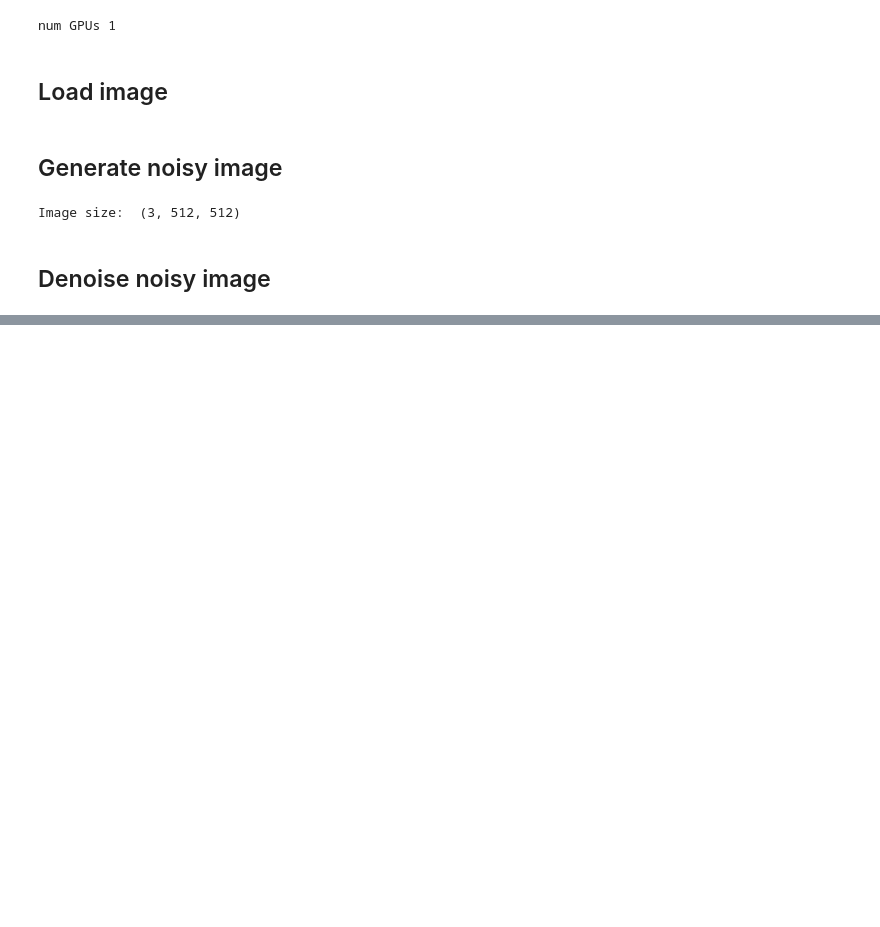
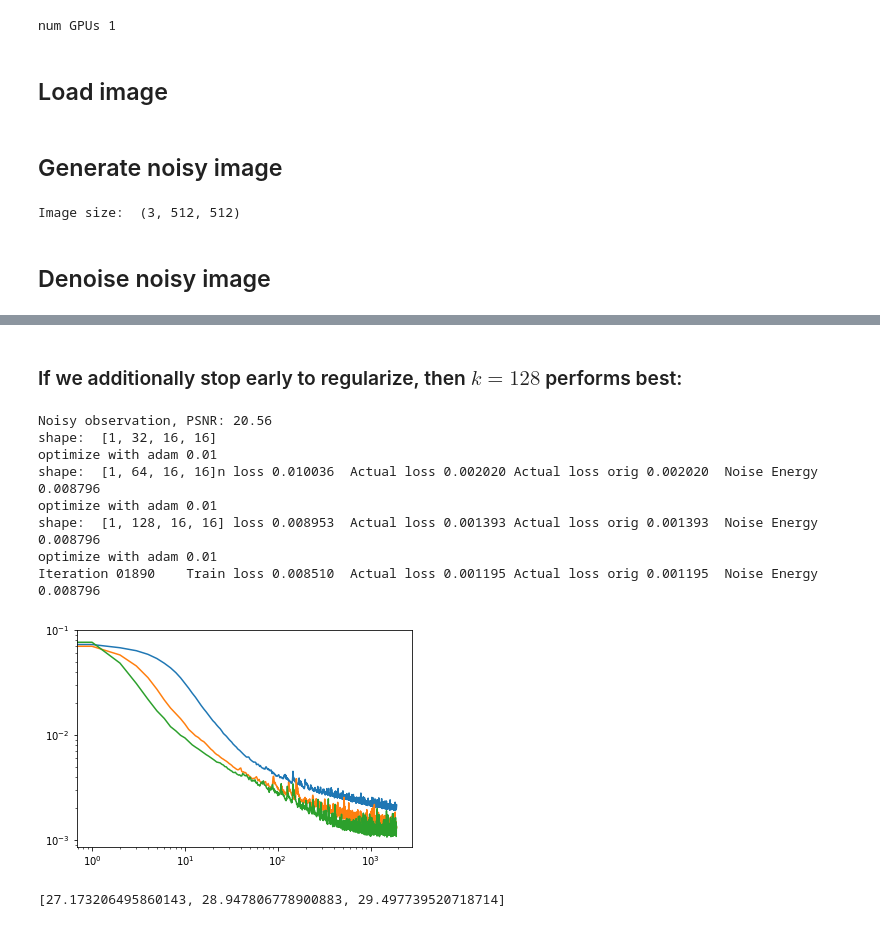
Before and after one commit to reinhardh/supplement_deep_decoder, a Jupyter notebook: denoising.ipynb, the cells around one changed output, grey strips where cells are left out. Cells and saved outputs as stored; diff of their text form; code cells hidden in the pictures; blank space fills up the shorter version.

```diff
--- a/denoising.ipynb
+++ b/denoising.ipynb
@@ -117,0 +164,16 @@ plt.show()
+# %% [markdown]
+### If we additionally stop early to regularize, then $k=128$ performs best:
+# %%
+ks = [32,64,128]
+best_k(ks,sig=25,numit=1900,noise_same=True)
+# %% [output]
+Noisy observation, PSNR: 20.56
+shape:  [1, 32, 16, 16]
+optimize with adam 0.01
+shape:  [1, 64, 16, 16]n loss 0.010036  Actual loss 0.002020 Actual loss orig 0.002020  Noise Energy 0.008796
+optimize with adam 0.01
+shape:  [1, 128, 16, 16] loss 0.008953  Actual loss 0.001393 Actual loss orig 0.001393  Noise Energy 0.008796
+optimize with adam 0.01
+Iteration 01890    Train loss 0.008510  Actual loss 0.001195 Actual loss orig 0.001195  Noise Energy 0.008796
+[figure, added]
+[27.173206495860143, 28.947806778900883, 29.497739520718714]
```
Also changed, not shown: parts of 13 cells of this notebook, 6 other files.
